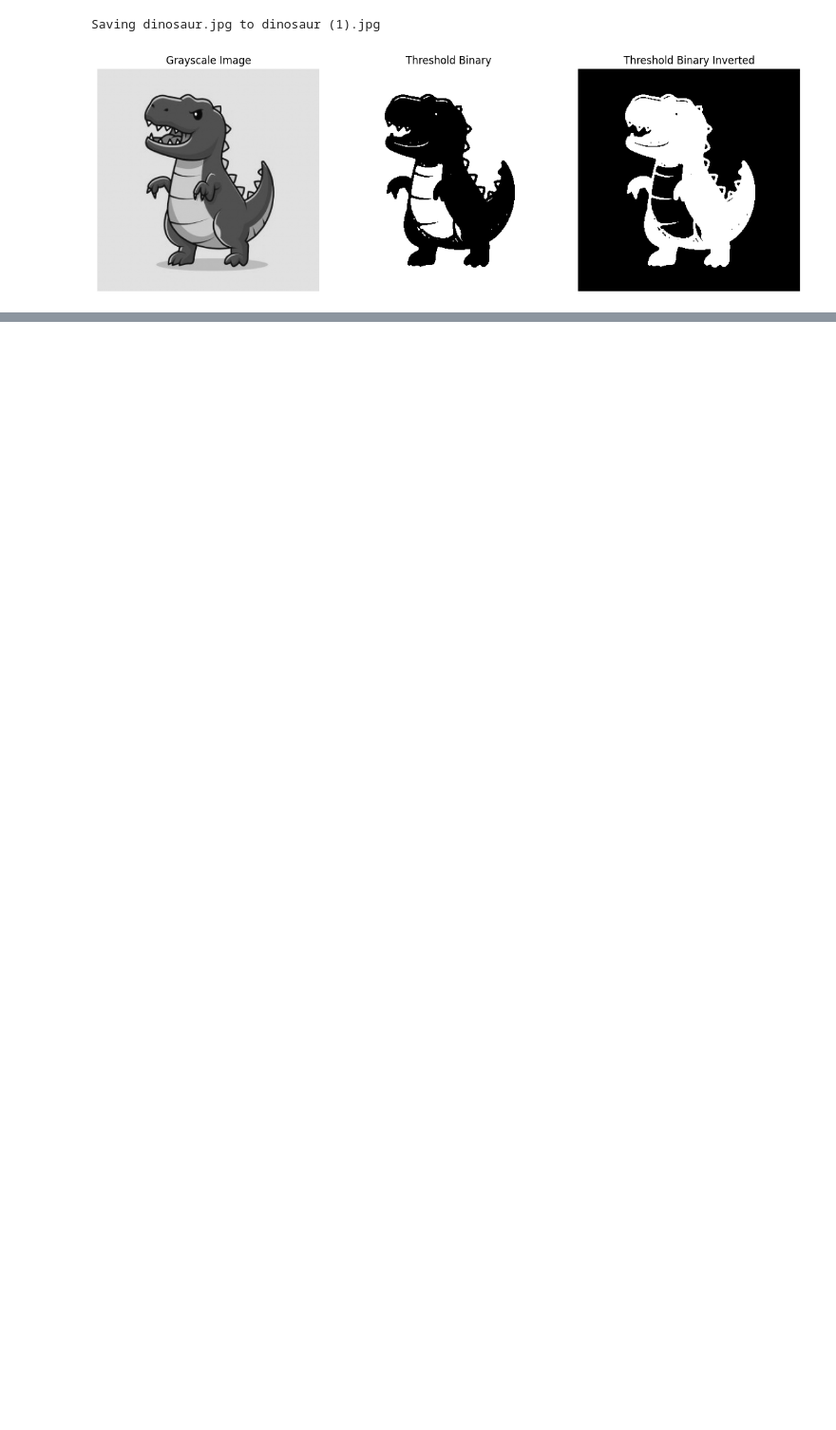
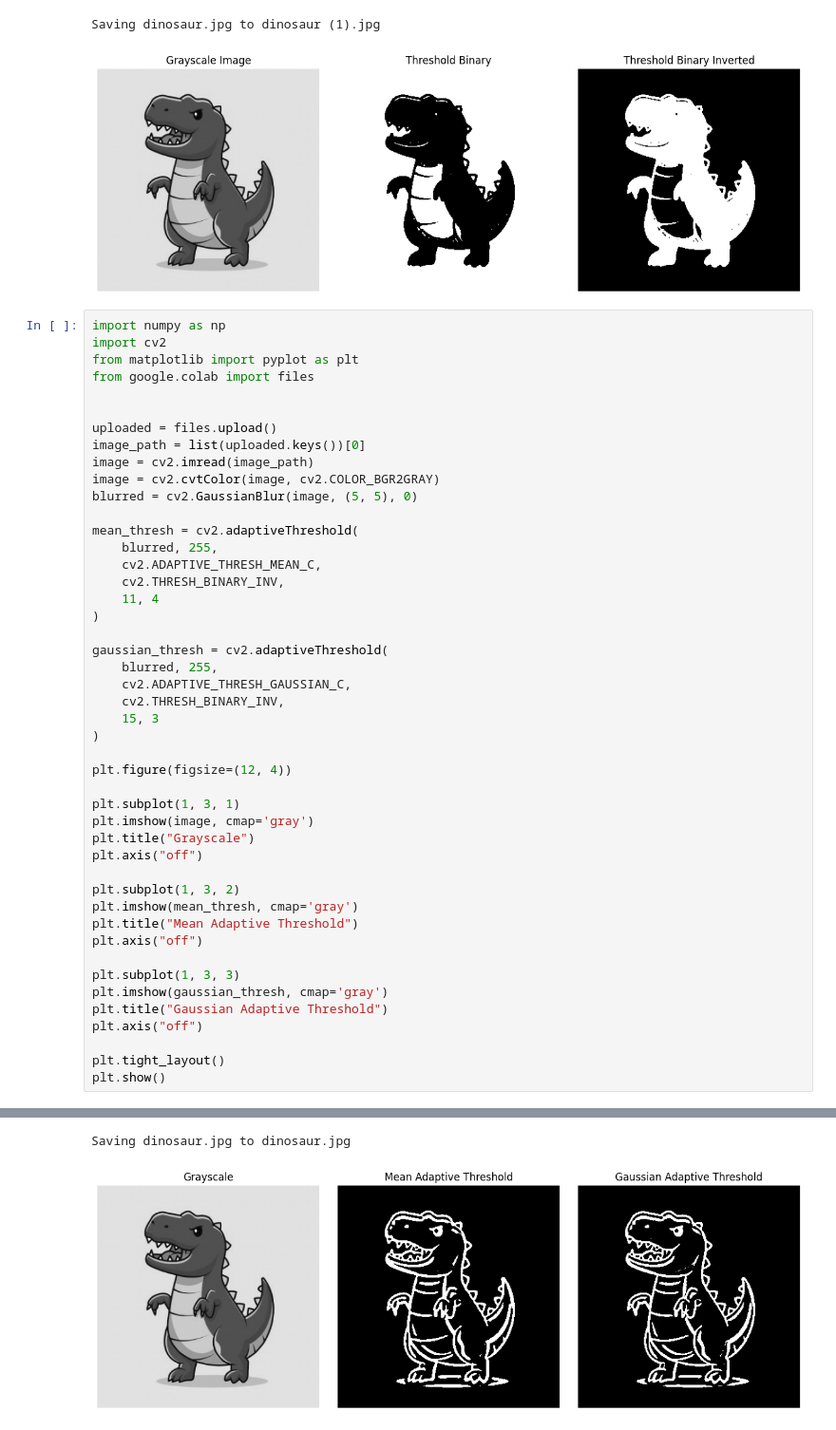
Before and after one commit to kimdongyoon488/AI_Transformation_AX_Academy, a Jupyter notebook: ai/openCV.ipynb, the cells around one changed output, grey strips where cells are left out. Shown at 95% size. Drawn from its saved outputs; the diff is of its cells as text; blank space fills up the shorter version.

Commit message:
cv2.adaptiveThreshold() 사용한 적응형 이진화 실습

```diff
--- a/ai/openCV.ipynb
+++ b/ai/openCV.ipynb
@@ -445,3 +445,50 @@ plt.show()
 [interactive output not drawn]
 Saving dinosaur.jpg to dinosaur (1).jpg
 [figure]
+# %%
+import numpy as np
+import cv2
+from matplotlib import pyplot as plt
+from google.colab import files
+
+
+uploaded = files.upload()
+image_path = list(uploaded.keys())[0]
+image = cv2.imread(image_path)
+image = cv2.cvtColor(image, cv2.COLOR_BGR2GRAY)
+blurred = cv2.GaussianBlur(image, (5, 5), 0)
+
+mean_thresh = cv2.adaptiveThreshold(
+    blurred, 255,
+    cv2.ADAPTIVE_THRESH_MEAN_C,
+    cv2.THRESH_BINARY_INV,
+    11, 4
+)
+
+gaussian_thresh = cv2.adaptiveThreshold(
+    blurred, 255,
+    cv2.ADAPTIVE_THRESH_GAUSSIAN_C,
+    cv2.THRESH_BINARY_INV,
+    15, 3
+)
+
+plt.figure(figsize=(12, 4))
+
+plt.subplot(1, 3, 1)
+plt.imshow(image, cmap='gray')
+plt.title("Grayscale")
+plt.axis("off")
+
+plt.subplot(1, 3, 2)
+plt.imshow(mean_thresh, cmap='gray')
+plt.title("Mean Adaptive Threshold")
+plt.axis("off")
+
+plt.subplot(1, 3, 3)
+plt.imshow(gaussian_thresh, cmap='gray')
+plt.title("Gaussian Adaptive Threshold")
+plt.axis("off")
+
+plt.tight_layout()
+plt.show()
+# %% [output]
@@ -447,0 +496,2 @@ Saving dinosaur.jpg to dinosaur (1).jpg
+Saving dinosaur.jpg to dinosaur.jpg
+[figure, added]
```
Also changed, not shown: parts of 1 cell of this notebook.
